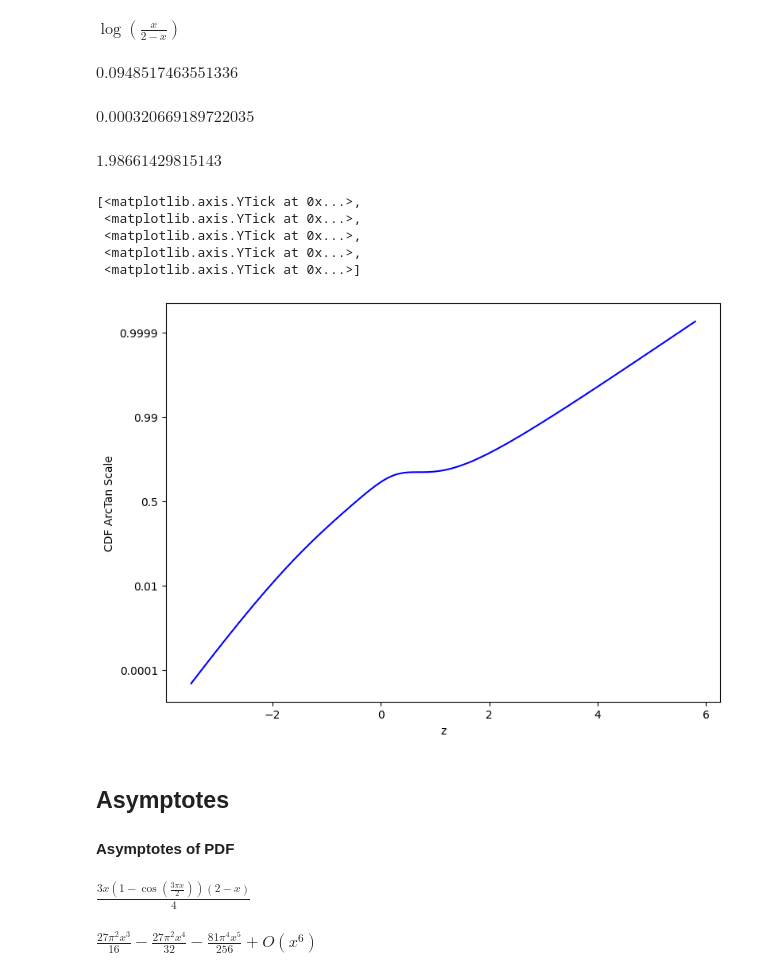
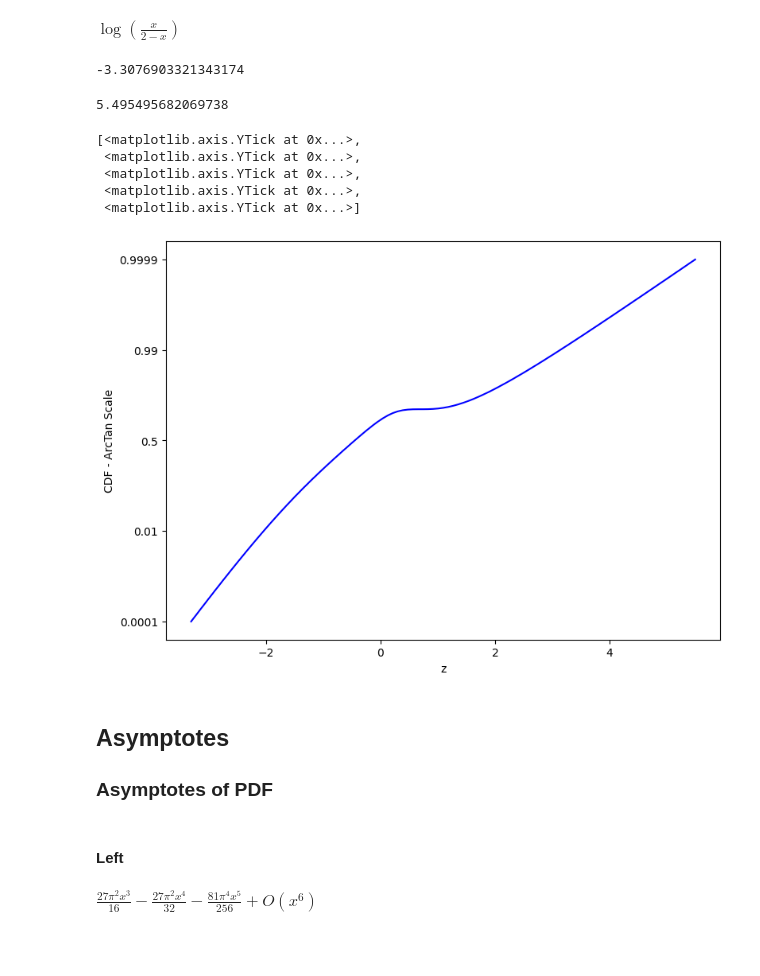
Before and after one commit to DesignToolInvestor/ManetSim, a Jupyter notebook: CdfFit/Note Books/dist_b_cdf_asym.ipynb, the cells around one changed output. Saved outputs shown, nothing was run; the diff lists cells and outputs as text; code cells hidden in the pictures; blank space fills up the shorter version.

```diff
--- a/CdfEstVestigial/Worksheets/dist_b_cdf_asym.ipynb
+++ b/CdfFit/Note Books/dist_b_cdf_asym.ipynb
@@ -66,48 +62,42 @@ mapExp
 # %% [output]
 $\displaystyle \log{\left(\frac{x}{2 - x} \right)}$
+# %%
+CdfZ = lambda z: dist.Cdf(mapProb.Inverse(z))
+# %%
+zMin = fsolve(lambda z: CdfZ(z) - qMin, 0)[0]
+zMin
+# %% [output]
+-3.3076903321343174
+# %%
+zMax = fsolve(lambda z: CdfZ(z) - qMax, 0)[0]
+zMax
+# %% [output]
+5.495495682069738
 # %%
-phiQ = lambda q: log(q / (1 - q))
+ArcTan = lambda q: log(q / (1 - q))
-# %%
-temp = invExp.subs(z,-3).evalf()
-temp
-# %% [output]
-$\displaystyle 0.0948517463551336$
-# %%
-dist.Cdf(temp)
-# %% [output]
-$\displaystyle 0.000320669189722035$
-# %%
-invExp.subs(z,5).evalf()
-# %% [output]
-$\displaystyle 1.98661429815143$
 # %%
 fig,ax = plot.subplots(1,1, figsize=figSize)
 
 zGrid = Grid1(zMin,zMax, nPlot)
-cdfZ = [dist.Cdf(invExp.subs(z,zV).evalf()) for zV in zGrid]
+cdfZ = [dist.Cdf(mapProb.Inverse(z)) for z in zGrid]
 
-cdfZAtan = [phiQ(q) for q in cdfZ]
+cdfZAtan = [ArcTan(q) for q in cdfZ]
 plot.plot(zGrid,cdfZAtan, c='blue')
 
 plot.xlabel('z')
-plot.ylabel('CDF ArcTan Scale')
+plot.ylabel('CDF - ArcTan Scale')
 
 xTicks = [1e-4, 1e-2, 0.5, 0.99, 0.9999]
-xTickAtan = [phiQ(q) for q in xTicks]
+xTickAtan = [ArcTan(q) for q in xTicks]
 ax.set_yticks(xTickAtan, xTicks)
 # %% [output]
 [<matplotlib.axis.YTick at 0x...>,
  <matplotlib.axis.YTick at 0x...>,
  <matplotlib.axis.YTick at 0x...>,
  <matplotlib.axis.YTick at 0x...>,
  <matplotlib.axis.YTick at 0x...>]
-[figure, old version]
+[figure, new version]
 # %% [markdown]
 ## Asymptotes
 
-#### Asymptotes of PDF
+### Asymptotes of PDF
-# %%
-pdf = 3 * x * (2 - x)/4 * (1 - cos(3/2 * pi * x))
-pdf
-# %% [output]
-$\displaystyle \frac{3 x \left(1 - \cos{\left(\frac{3 \pi x}{2} \right)}\right) \left(2 - x\right)}{4}$
@@ -114 +106,3 @@ $\displaystyle \frac{3 x \left(1 - \cos{\left(\frac{3 \pi x}{2} \right)}\right)
+# %% [markdown]
+#### Left
 # %%
```
Also changed, not shown: parts of 66 cells of this notebook, 5 other files.
